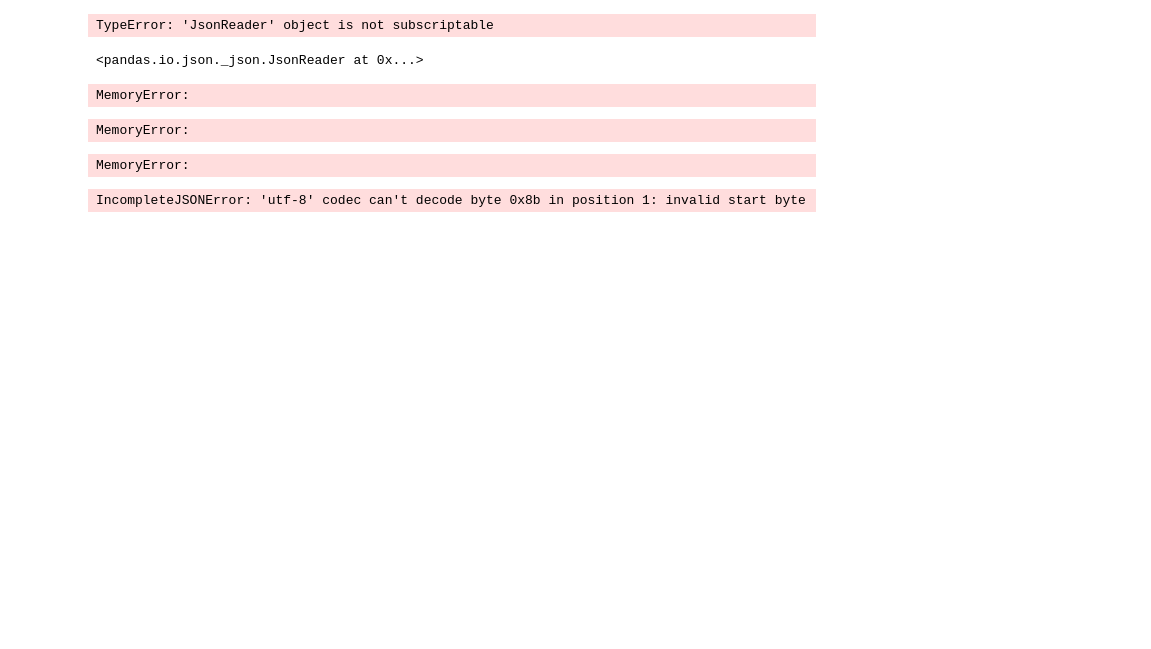
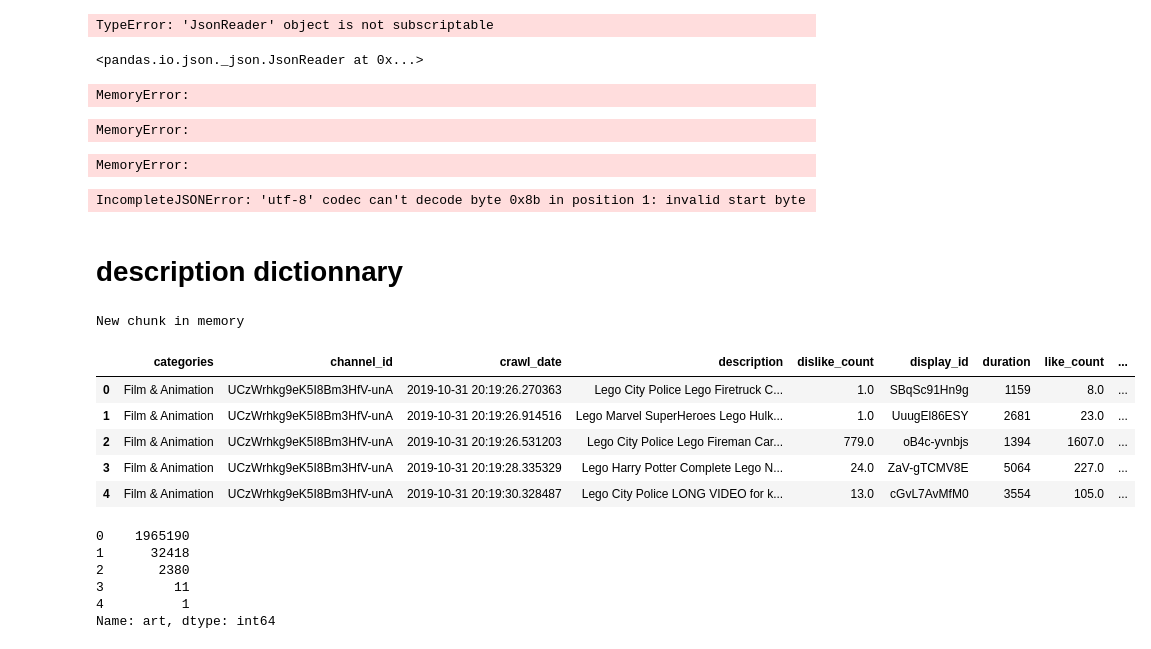
Before and after one commit to epfl-ada/ada-2022-project-geksada, a Jupyter notebook: EDA_Kelyan.ipynb, the cells around one changed output. Drawn from its saved outputs; the diff is of its cells as text; code cells hidden in the pictures; blank space fills up the shorter version.

```diff
--- a/EDA_Kelyan.ipynb
+++ b/EDA_Kelyan.ipynb
@@ -182,3 +182,31 @@ with open("yt_metadata_en.jsonl.gz", "rb") as f:
         user_to_repos[user].add(repo)
 # %% [output]
 IncompleteJSONError: 'utf-8' codec can't decode byte 0x8b in position 1: invalid start byte
+# %% [markdown]
+# description dictionnary
+# %%
+num_chunks = 1
+chunk_size = 2000000
+
+from time import sleep
+
+dfs = []
+i = 0
+for df_json in pd.read_json("yt_metadata_en.jsonl.gz", compression="infer", chunksize=chunk_size, lines=True):
+    print("New chunk in memory")
+    sleep(2)
+    i += i
+    if i == num_chunks:
+        break
+    break
+# %% [output]
+New chunk in memory
+# %%
+df_json.head()
+# %% [output]
+|  | categories | channel_id | crawl_date | description | dislike_count | display_id | duration | like_count | ... |
+| 0 | Film & Animation | UCzWrhkg9eK5I8Bm3HfV-unA | 2019-10-31 20:19:26.270363 | Lego City Police Lego Firetruck C... | 1.0 | SBqSc91Hn9g | 1159 | 8.0 | ... |
+| 1 | Film & Animation | UCzWrhkg9eK5I8Bm3HfV-unA | 2019-10-31 20:19:26.914516 | Lego Marvel SuperHeroes Lego Hulk... | 1.0 | UuugEl86ESY | 2681 | 23.0 | ... |
+| 2 | Film & Animation | UCzWrhkg9eK5I8Bm3HfV-unA | 2019-10-31 20:19:26.531203 | Lego City Police Lego Fireman Car... | 779.0 | oB4c-yvnbjs | 1394 | 1607.0 | ... |
+| 3 | Film & Animation | UCzWrhkg9eK5I8Bm3HfV-unA | 2019-10-31 20:19:28.335329 | Lego Harry Potter Complete Lego N... | 24.0 | ZaV-gTCMV8E | 5064 | 227.0 | ... |
+| 4 | Film & Animation | UCzWrhkg9eK5I8Bm3HfV-unA | 2019-10-31 20:19:30.328487 | Lego City Police LONG VIDEO for k... | 13.0 | cGvL7AvMfM0 | 3554 | 105.0 | ... |
@@ -184,0 +301,9 @@ IncompleteJSONError: 'utf-8' codec can't decode byte 0x8b in position 1: invalid
+# %%
+df_json.art.value_counts()
+# %% [output]
+0    1965190
+1      32418
+2       2380
+3         11
+4          1
+Name: art, dtype: int64
```
Also changed, not shown: parts of 7 cells of this notebook.
